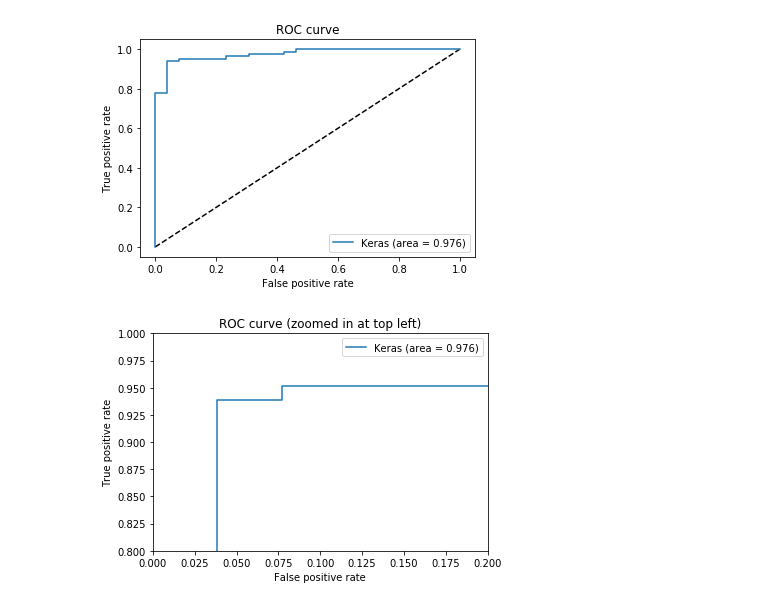
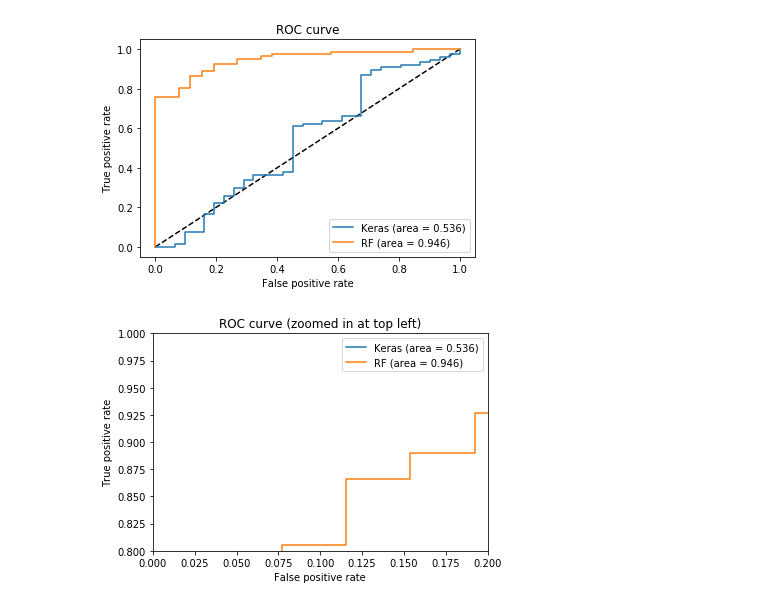
Before and after one commit to SGRGit/gwOsc, a Jupyter notebook: DataPreprocessingImages.ipynb, the cells around one changed output. Drawn from its saved outputs; the diff is of its cells as text; code cells hidden in the pictures.

```diff
--- a/DataPreprocessingImages.ipynb
+++ b/DataPreprocessingImages.ipynb
@@ -146,6 +129,6 @@ model.compile(loss = 'binary_crossentropy',
              optimizer = tf.train.AdamOptimizer(learning_rate = 0.0005),
              metrics = ['acc'])
 # %%
-model.fit(X_train, y_train, epochs=5, batch_size=10, verbose=2)
+model.fit(X_train, y_train, epochs=20, batch_size=10, verbose=2)
 # %% [output]
 Train on 430 samples
@@ -167,28 +146,41 @@ fpr, tpr, thresholds = roc_curve(y_test, y_pred)
 # %%
 from sklearn.metrics import auc
 auc = auc(fpr, tpr)
+# %%
+from sklearn.metrics import auc
+from sklearn.ensemble import RandomForestClassifier
+train_dataset = X_train.reshape((nsamples,nxx*nyx*nzx))
+test_dataset = X_test.reshape((nsamples,nxx*nyx*nzx))
+
+# Supervised transformation based on random forests
+rf = RandomForestClassifier(max_depth=3, n_estimators=10)
+rf.fit(train_dataset, y_train)
+
+y_pred_rf = rf.predict_proba(test_dataset)[:, 1]
+fpr_rf, tpr_rf, thresholds_rf = roc_curve(y_test, y_pred_rf)
+auc_rf = auc(fpr_rf, tpr_rf)
 # %%
 plt.figure(1)
 plt.plot([0, 1], [0, 1], 'k--')
 plt.plot(fpr, tpr, label='Keras (area = {:.3f})'.format(auc))
-#plt.plot(fpr_rf, tpr_rf, label='RF (area = {:.3f})'.format(auc_rf))
+plt.plot(fpr_rf, tpr_rf, label='RF (area = {:.3f})'.format(auc_rf))
 plt.xlabel('False positive rate')
 plt.ylabel('True positive rate')
 plt.title('ROC curve')
 plt.legend(loc='best')
 plt.show()
 # Zoom in view of the upper left corner.
 plt.figure(2)
 plt.xlim(0, 0.2)
 plt.ylim(0.8, 1)
 plt.plot([0, 1], [0, 1], 'k--')
 plt.plot(fpr, tpr, label='Keras (area = {:.3f})'.format(auc))
-#plt.plot(fpr_rf, tpr_rf, label='RF (area = {:.3f})'.format(auc_rf))
+plt.plot(fpr_rf, tpr_rf, label='RF (area = {:.3f})'.format(auc_rf))
 plt.xlabel('False positive rate')
 plt.ylabel('True positive rate')
 plt.title('ROC curve (zoomed in at top left)')
 plt.legend(loc='best')
 plt.show()
 # %% [output]
-[figure, old version]
+[figure, new version]
-[figure, old version]
+[figure, new version]
```
Also changed, not shown: parts of 4 cells of this notebook.
